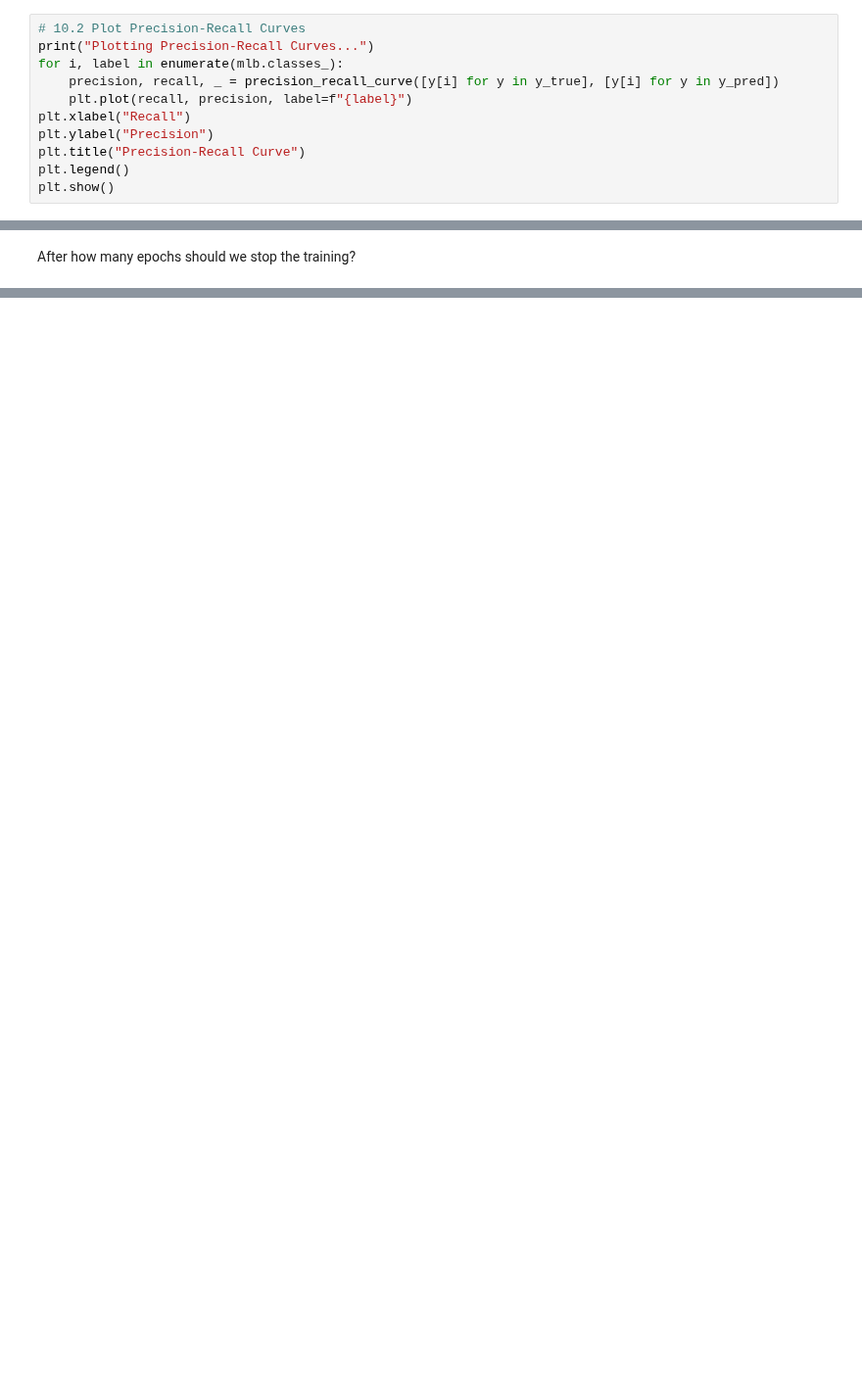
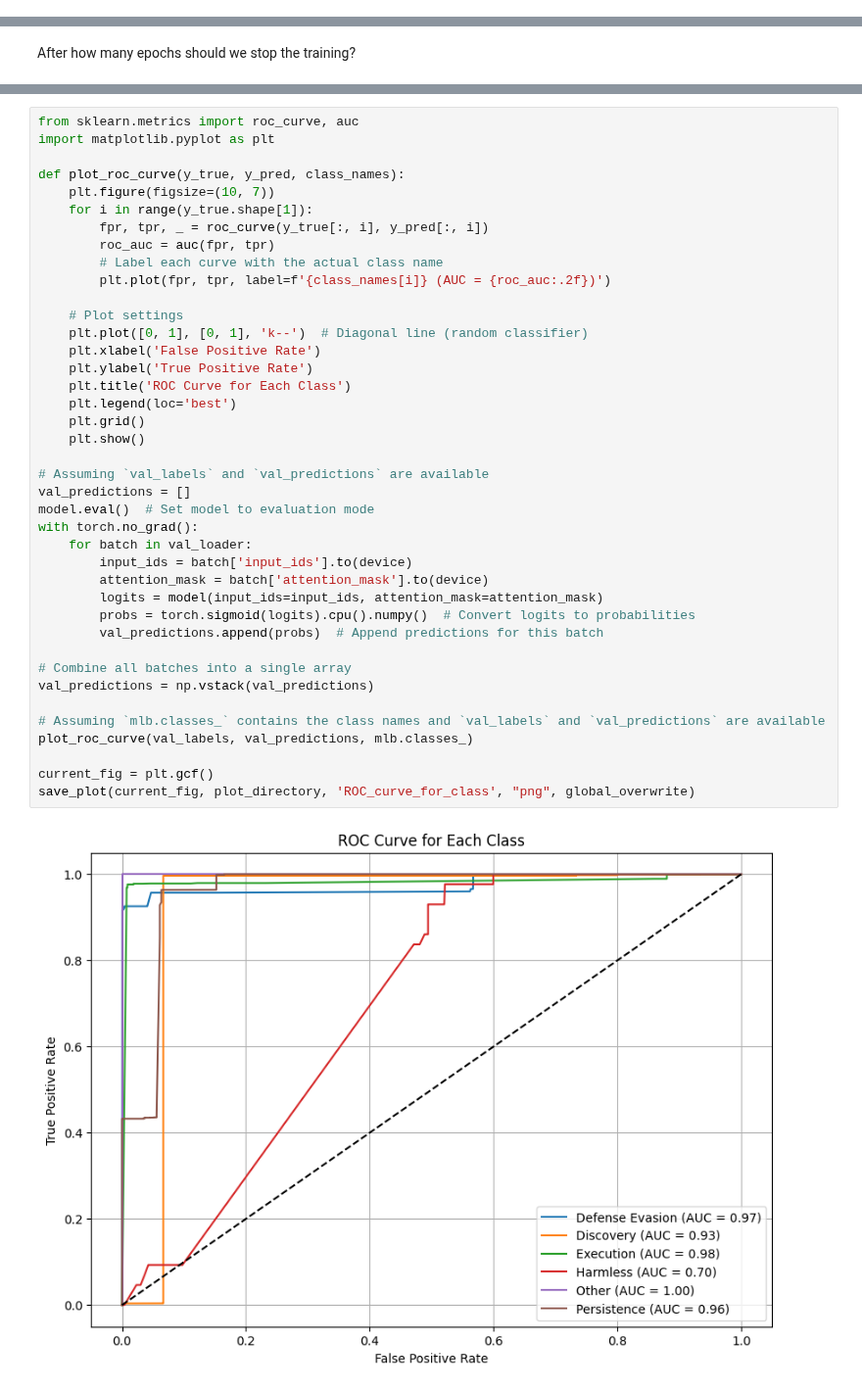
Before and after one commit to Botti01/SSH-Shell-Attacks, a Jupyter notebook: notebooks/section4_language_model_exploration.ipynb, the cells around one changed output, grey strips where cells are left out. Shown at 98% size. Drawn from its saved outputs; the diff is of its cells as text; blank space fills up the shorter version.

```diff
--- a/notebooks/section4_language_model_exploration.ipynb
+++ b/notebooks/section4_language_model_exploration.ipynb
@@ -292,11 +266,0 @@ KeyboardInterrupt:
-# %%
-# 10.2 Plot Precision-Recall Curves
-print("Plotting Precision-Recall Curves...")
-for i, label in enumerate(mlb.classes_):
-    precision, recall, _ = precision_recall_curve([y[i] for y in y_true], [y[i] for y in y_pred])
-    plt.plot(recall, precision, label=f"{label}")
-plt.xlabel("Recall")
-plt.ylabel("Precision")
-plt.title("Precision-Recall Curve")
-plt.legend()
-plt.show()
@@ -333,0 +297,42 @@ porcodedio
+# %%
+from sklearn.metrics import roc_curve, auc
+import matplotlib.pyplot as plt
+
+def plot_roc_curve(y_true, y_pred, class_names):
+    plt.figure(figsize=(10, 7))
+    for i in range(y_true.shape[1]):
+        fpr, tpr, _ = roc_curve(y_true[:, i], y_pred[:, i])
+        roc_auc = auc(fpr, tpr)
+        # Label each curve with the actual class name
+        plt.plot(fpr, tpr, label=f'{class_names[i]} (AUC = {roc_auc:.2f})')
+
+    # Plot settings
+    plt.plot([0, 1], [0, 1], 'k--')  # Diagonal line (random classifier)
+    plt.xlabel('False Positive Rate')
+    plt.ylabel('True Positive Rate')
+    plt.title('ROC Curve for Each Class')
+    plt.legend(loc='best')
+    plt.grid()
+    plt.show()
+
+# Assuming `val_labels` and `val_predictions` are available
+val_predictions = []
+model.eval()  # Set model to evaluation mode
+with torch.no_grad():
+    for batch in val_loader:
+        input_ids = batch['input_ids'].to(device)
+        attention_mask = batch['attention_mask'].to(device)
+        logits = model(input_ids=input_ids, attention_mask=attention_mask)
+        probs = torch.sigmoid(logits).cpu().numpy()  # Convert logits to probabilities
+        val_predictions.append(probs)  # Append predictions for this batch
+
+# Combine all batches into a single array
+val_predictions = np.vstack(val_predictions)
+
+# Assuming `mlb.classes_` contains the class names and `val_labels` and `val_predictions` are available
+plot_roc_curve(val_labels, val_predictions, mlb.classes_)
+
+current_fig = plt.gcf()
+save_plot(current_fig, plot_directory, 'ROC_curve_for_class', "png", global_overwrite)
+# %% [output]
+[figure, added]
```
Also changed, not shown: parts of 16 cells of this notebook, 9 other files.
